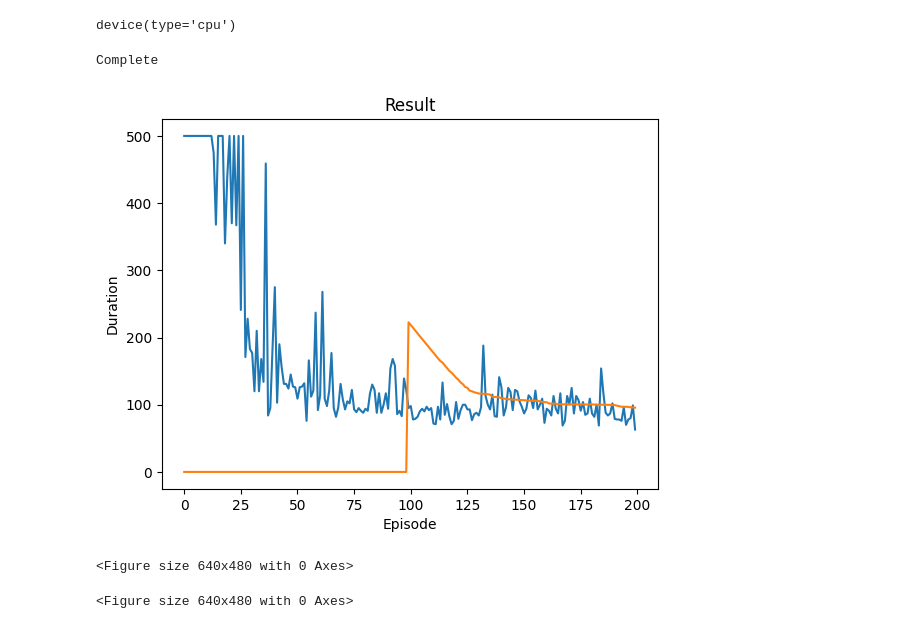
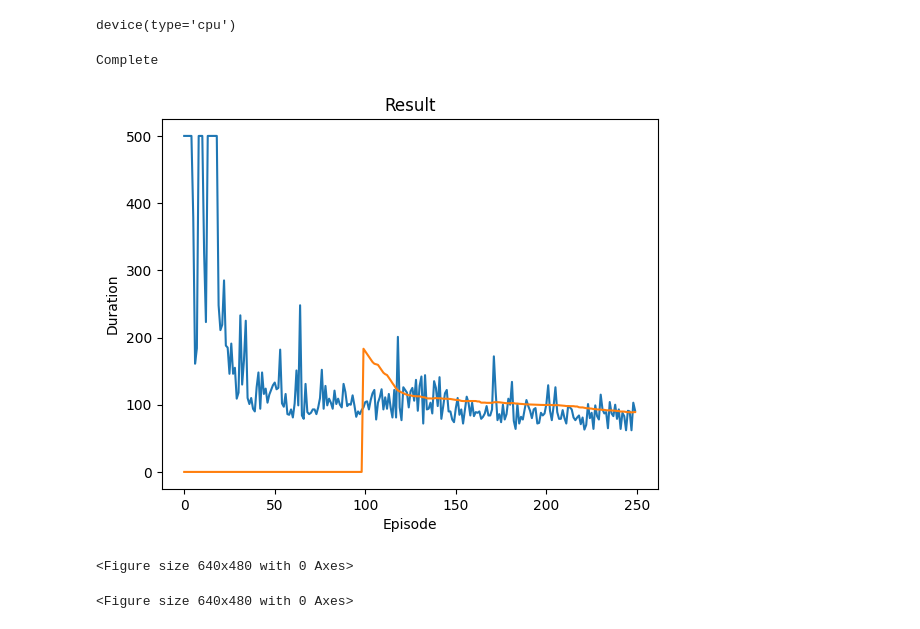
Before and after one commit to jochemsoons/reinforcement_learning, a Jupyter notebook: acrobot.ipynb, the cells around one changed output. Cells and saved outputs as stored; diff of their text form; code cells hidden in the pictures.

```diff
--- a/acrobot.ipynb
+++ b/acrobot.ipynb
@@ -198,7 +214,7 @@ from gym.wrappers import RecordVideo
 if torch.cuda.is_available():
     num_episodes = 500
 else:
-    num_episodes = 200
+    num_episodes = 250
 
 
 env = RecordVideo(env, 'train_videos', episode_trigger = lambda x: x % 20 == 0)
@@ -220,34 +236,34 @@ for i_episode in range(num_episodes):
             next_state = torch.tensor(observation, dtype=torch.float32, device=device).unsqueeze(0)
 
         # Store the transition in memory
         memory.push(state, action, next_state, reward)
 
         # Move to the next state
         state = next_state
 
         # Perform one step of the optimization (on the policy network)
         optimize_model()
 
         # Soft update of the target network's weights
         # θ′ ← τ θ + (1 −τ )θ′
         target_net_state_dict = target_net.state_dict()
         policy_net_state_dict = policy_net.state_dict()
         for key in policy_net_state_dict:
             target_net_state_dict[key] = policy_net_state_dict[key]*TAU + target_net_state_dict[key]*(1-TAU)
         target_net.load_state_dict(target_net_state_dict)
 
         if done:
             episode_durations.append(t + 1)
             plot_durations()
             break
 
 print('Complete')
 plot_durations(show_result=True)
 plt.ioff()
 plt.show()
 # %% [output]
 Complete
-[figure, old version]
+[figure, new version]
 <Figure size 640x480 with 0 Axes>
 <Figure size 640x480 with 0 Axes>
 # %%
```
Also changed, not shown: parts of 2 cells of this notebook, 2 other files.
